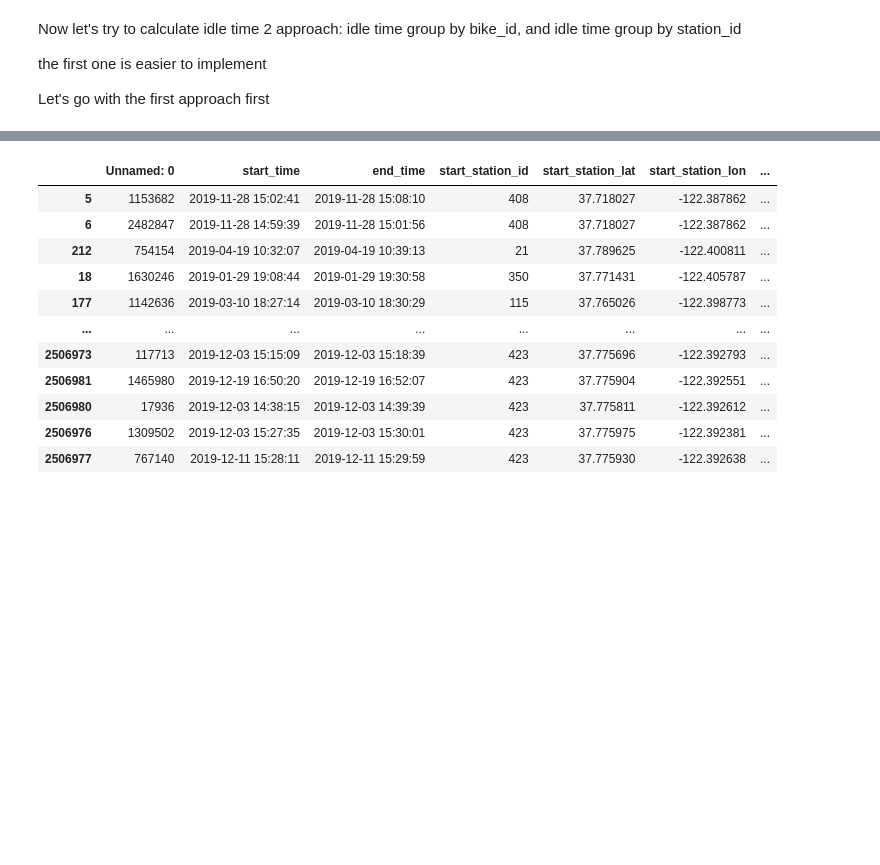
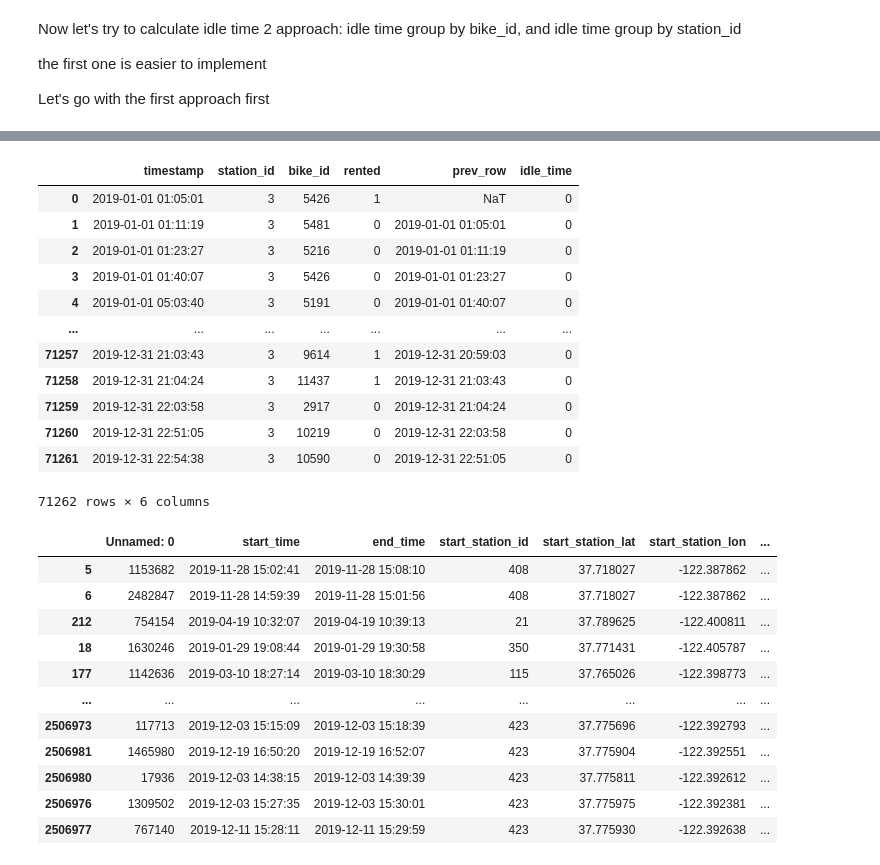
Before and after one commit to Ppkhanh/The-Learning-Machines, a Jupyter notebook: DataPrepVer1.ipynb, the cells around one changed output, grey strips where cells are left out. Saved outputs shown, nothing was run; the diff lists cells and outputs as text; code cells hidden in the pictures; blank space fills up the shorter version.

Commit message:
create a table o calculate idle_time according to station

```diff
--- a/DataPrepVer1.ipynb
+++ b/DataPrepVer1.ipynb
@@ -212,3 +221,8 @@ Now let's try to calculate idle time
 the first one is easier to implement
 
 Let's go with the first approach first
+# %%
+start_stations =df.loc[:,['start_time', 'start_station_id', 'bike_id']]
+start_stations["rented"] = 0
+start_stations.rename(columns = {"start_time": "timestamp", 'start_station_id': "station_id"}, inplace=True)
+start_stations
@@ -214,0 +245,5 @@ Let's go with the first approach first
+# %%
+end_stations =df.loc[:,['end_time', 'end_station_id', 'bike_id']]
+end_stations["rented"] = 1
+end_stations.rename(columns={"end_time": "timestamp", 'end_station_id': "station_id"}, inplace=True)
+end_stations
@@ -214,0 +264,3 @@ Let's go with the first approach first
+# %%
+df_merged = pd.concat([start_stations, end_stations], axis = 0)
+df_merged.sort_values(by = ["station_id", "timestamp"])
@@ -214,0 +281,7 @@ Let's go with the first approach first
+# %%
+# test for station with ID 3
+station_3 = df_merged[df_merged["station_id"] == 3]
+station_3 = station_3.sort_values(by = "timestamp", ascending=True)
+station_3 = station_3.reset_index()
+station_3 = station_3.drop(['index'], axis = 1)
+station_3
@@ -215,3 +302,22 @@ Let's go with the first approach first
+# %%
+
+station_3['prev_row'] = station_3.groupby("station_id")['timestamp'].shift(1)
+station_3['idle_time'] = 0
+station_3
+# %% [output]
+|  | timestamp | station_id | bike_id | rented | prev_row | idle_time |
+| 0 | 2019-01-01 01:05:01 | 3 | 5426 | 1 | NaT | 0 |
+| 1 | 2019-01-01 01:11:19 | 3 | 5481 | 0 | 2019-01-01 01:05:01 | 0 |
+| 2 | 2019-01-01 01:23:27 | 3 | 5216 | 0 | 2019-01-01 01:11:19 | 0 |
+| 3 | 2019-01-01 01:40:07 | 3 | 5426 | 0 | 2019-01-01 01:23:27 | 0 |
+| 4 | 2019-01-01 05:03:40 | 3 | 5191 | 0 | 2019-01-01 01:40:07 | 0 |
+| ... | ... | ... | ... | ... | ... | ... |
+| 71257 | 2019-12-31 21:03:43 | 3 | 9614 | 1 | 2019-12-31 20:59:03 | 0 |
+| 71258 | 2019-12-31 21:04:24 | 3 | 11437 | 1 | 2019-12-31 21:03:43 | 0 |
+| 71259 | 2019-12-31 22:03:58 | 3 | 2917 | 0 | 2019-12-31 21:04:24 | 0 |
+| 71260 | 2019-12-31 22:51:05 | 3 | 10219 | 0 | 2019-12-31 22:03:58 | 0 |
+| 71261 | 2019-12-31 22:54:38 | 3 | 10590 | 0 | 2019-12-31 22:51:05 | 0 |
+71262 rows × 6 columns
 # %%
 
 # Calculate idle time by subtracting the start time of entry (i+1) from the end time of entry (i)
```
Also changed, not shown: parts of 9 cells of this notebook.
